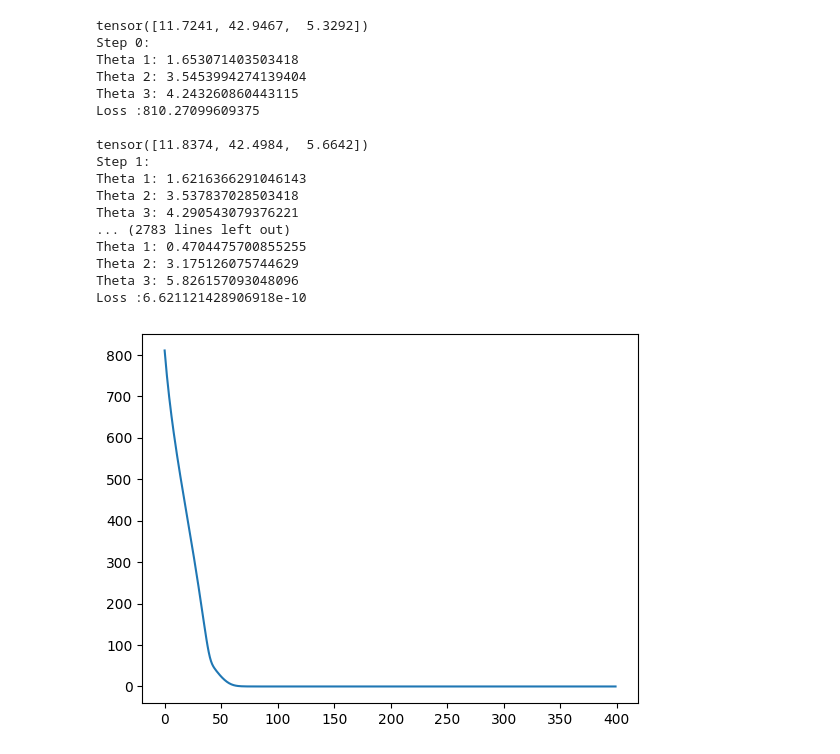
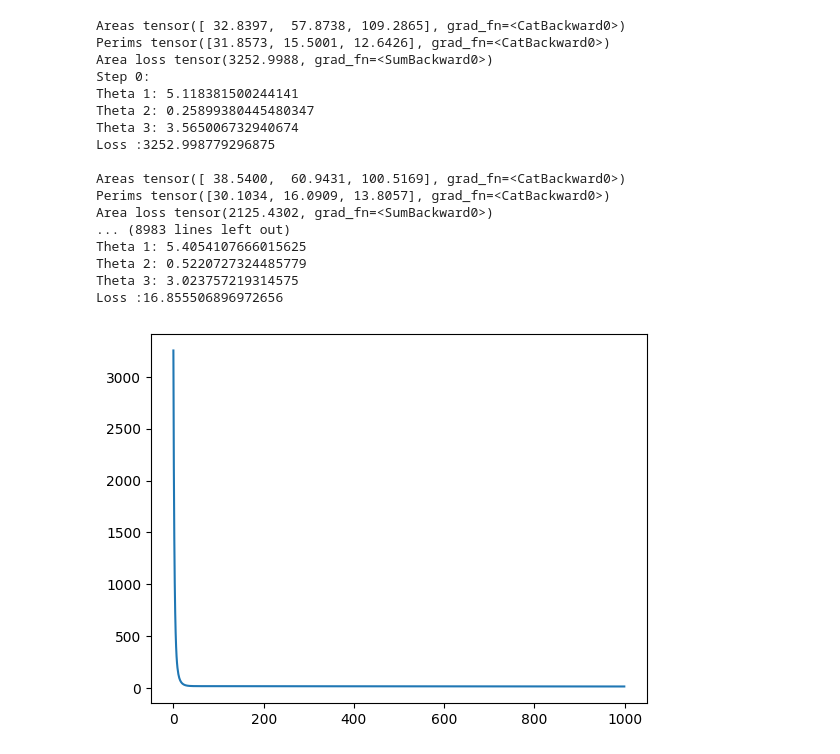
Before and after one commit to Paxton-P/fiddlerOnTheProof, a Jupyter notebook: cakeCutter/cakeCutterOptimArea.ipynb, the cells around one changed output. Cells and saved outputs as stored; diff of their text form; code cells hidden in the pictures.

```diff
--- a/cakeCutter/cakeCutterOptimArea.ipynb
+++ b/cakeCutter/cakeCutterOptimArea.ipynb
@@ -5,7 +5,7 @@ import torch
 import matplotlib.pyplot as plt
 # %%
 # Slice origin point
-center_point = torch.tensor([[5.0],[5.0]])
+center_point = torch.tensor([[10.0],[5.0]])
 
 origin = torch.tensor([[0.0],[0.0]])
 
@@ -482,50 +439,51 @@ def draw_cake(center_point, theta1, theta2, theta3):
 # %%
 theta1 = torch.tensor(np.random.uniform(0, 2 * np.pi), requires_grad=True)
 theta2 = torch.tensor(np.random.uniform(0, 2 * np.pi), requires_grad=True)
 theta3 = torch.tensor(np.random.uniform(0, 2 * np.pi), requires_grad=True)
 
 losses = []
 
 draw_cake(center_point, theta1, theta2, theta3)
 
 # optimizer = torch.optim.SGD([theta1_0, theta2_0, theta3_0], lr=0.0001)
-optimizer = torch.optim.SGD([theta1, theta2, theta3], lr=0.0001)
+optimizer = torch.optim.SGD([theta1, theta2, theta3], lr=0.00001)
 
-for i in range(400):
-    perim_loss = compute_loss(theta1, theta2, theta3)
+for i in range(1000):
+    # perim_loss = compute_loss(theta1, theta2, theta3)
+    loss = compute_loss(theta1, theta2, theta3)
 
     print(f'Step {i}:')
     print(f'Theta 1: {theta1}')
     print(f'Theta 2: {theta2}')
     print(f'Theta 3: {theta3}')
-    print(f'Loss :{float(perim_loss.detach())}\n')
+    print(f'Loss :{float(loss.detach())}\n')
 
-    losses += [perim_loss.detach()]
+    losses += [loss.detach()]
 
-    perim_loss.backward()
+    loss.backward()
     optimizer.step()
     optimizer.zero_grad(set_to_none=False)
 
 plt.plot(losses)
 plt.show()
 
 draw_cake(center_point, theta1, theta2, theta3)
 # %% [output]
-tensor([11.7241, 42.9467,  5.3292])
+Areas tensor([ 32.8397,  57.8738, 109.2865], grad_fn=<CatBackward0>)
+Perims tensor([31.8573, 15.5001, 12.6426], grad_fn=<CatBackward0>)
+Area loss tensor(3252.9988, grad_fn=<SumBackward0>)
 Step 0:
-Theta 1: 1.653071403503418
-Theta 2: 3.5453994274139404
-Theta 3: 4.243260860443115
-Loss :810.27099609375
+Theta 1: 5.118381500244141
+Theta 2: 0.25899380445480347
+Theta 3: 3.565006732940674
+Loss :3252.998779296875
 
-tensor([11.8374, 42.4984,  5.6642])
-Step 1:
-Theta 1: 1.6216366291046143
-Theta 2: 3.537837028503418
-Theta 3: 4.290543079376221
-... (2783 lines left out)
-Theta 1: 0.4704475700855255
-Theta 2: 3.175126075744629
-Theta 3: 5.826157093048096
-Loss :6.621121428906918e-10
+Areas tensor([ 38.5400,  60.9431, 100.5169], grad_fn=<CatBackward0>)
+Perims tensor([30.1034, 16.0909, 13.8057], grad_fn=<CatBackward0>)
+Area loss tensor(2125.4302, grad_fn=<SumBackward0>)
+... (8983 lines left out)
+Theta 1: 5.4054107666015625
+Theta 2: 0.5220727324485779
+Theta 3: 3.023757219314575
+Loss :16.855506896972656
-[figure, old version]
+[figure, new version]
```
Also changed, not shown: parts of 5 cells of this notebook.
